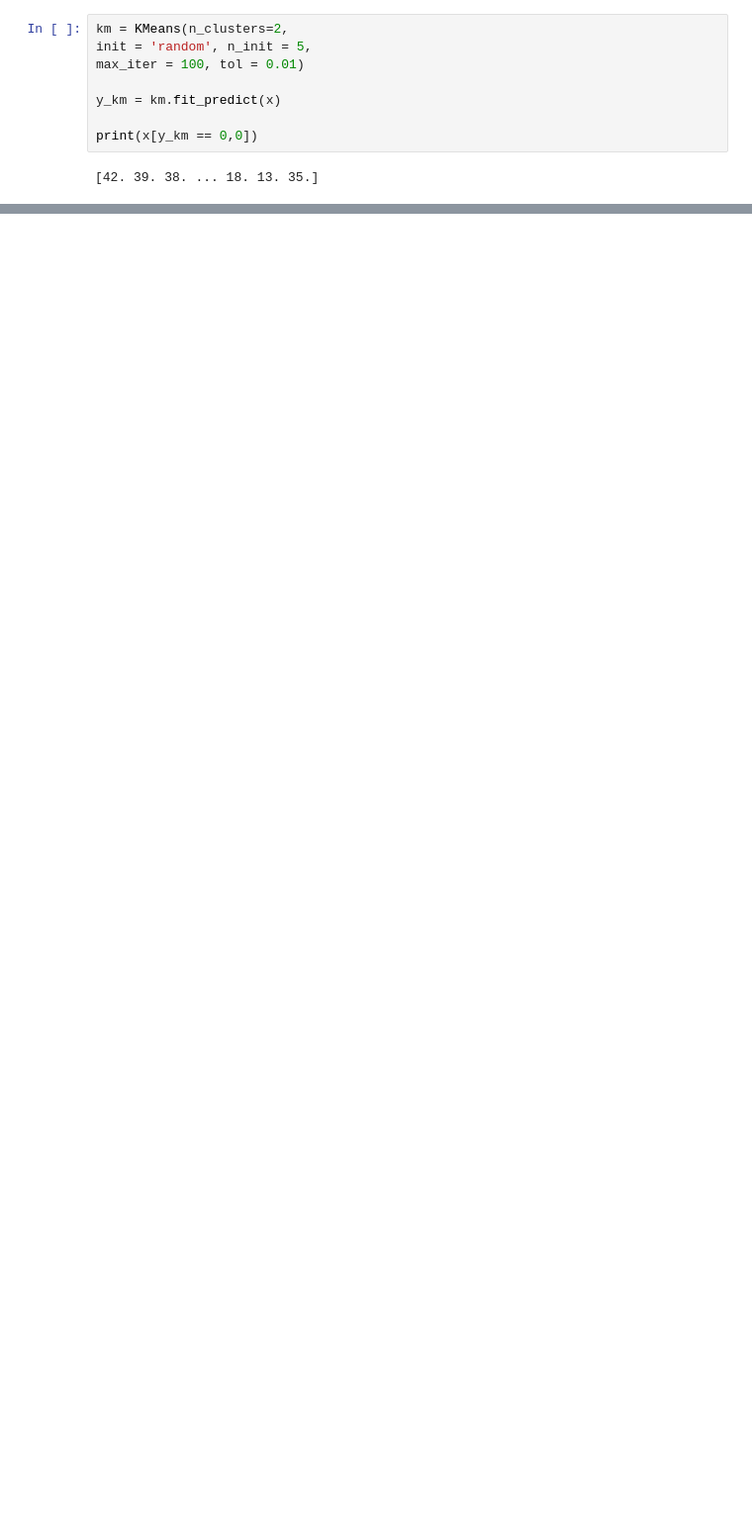
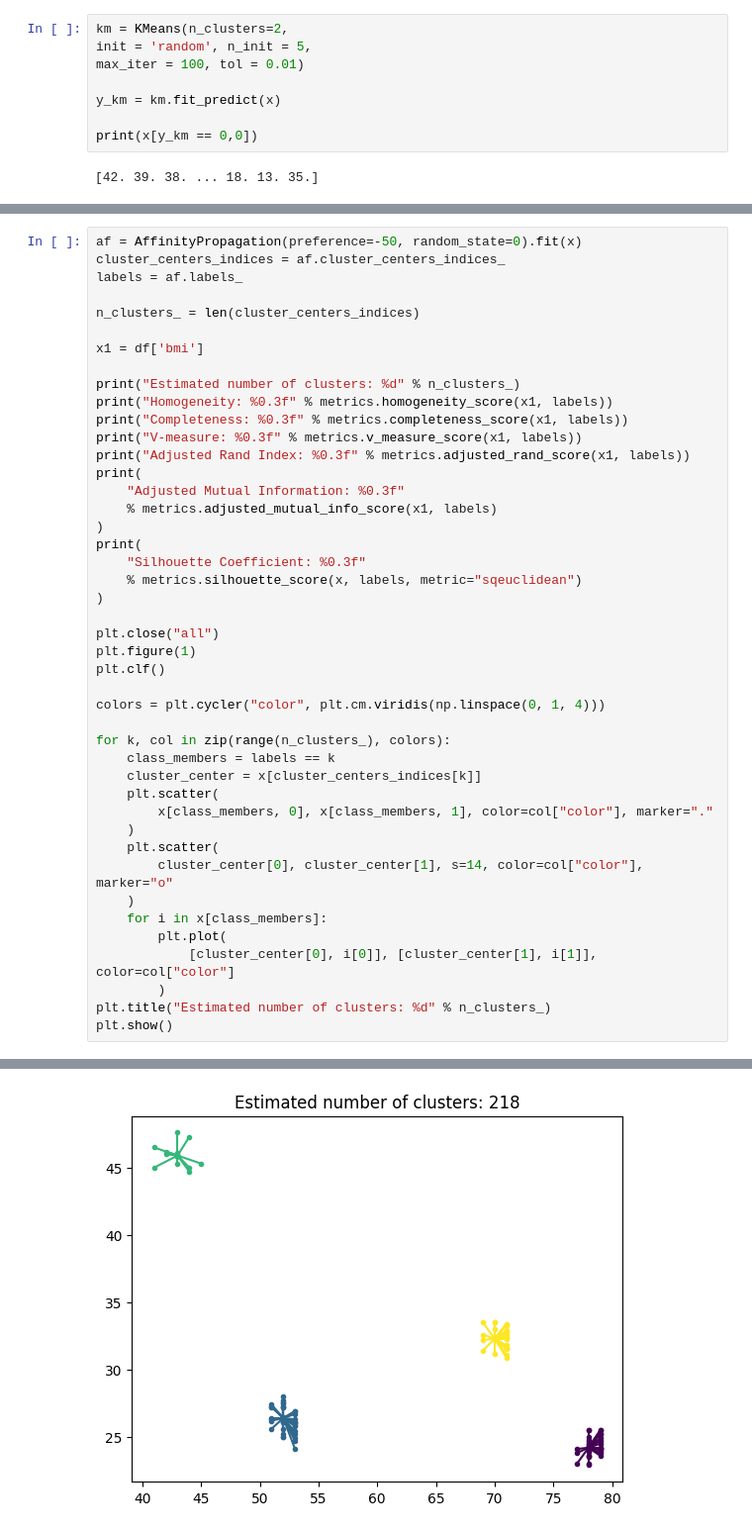
Before and after one commit to fl-sll/FODS-Quiz, a Jupyter notebook: Projects/DSFP.ipynb, the cells around one changed output, grey strips where cells are left out. Shown: that part at 99% size. Cells and saved outputs as stored; diff of their text form; blank space fills up the shorter version.

```diff
--- a/Projects/DSFP.ipynb
+++ b/Projects/DSFP.ipynb
@@ -174,0 +320,45 @@ plt.show()
+# %%
+af = AffinityPropagation(preference=-50, random_state=0).fit(x)
+cluster_centers_indices = af.cluster_centers_indices_
+labels = af.labels_
+
+n_clusters_ = len(cluster_centers_indices)
+
+x1 = df['bmi']
+
+print("Estimated number of clusters: %d" % n_clusters_)
+print("Homogeneity: %0.3f" % metrics.homogeneity_score(x1, labels))
+print("Completeness: %0.3f" % metrics.completeness_score(x1, labels))
+print("V-measure: %0.3f" % metrics.v_measure_score(x1, labels))
+print("Adjusted Rand Index: %0.3f" % metrics.adjusted_rand_score(x1, labels))
+print(
+    "Adjusted Mutual Information: %0.3f"
+    % metrics.adjusted_mutual_info_score(x1, labels)
+)
+print(
+    "Silhouette Coefficient: %0.3f"
+    % metrics.silhouette_score(x, labels, metric="sqeuclidean")
+)
+
+plt.close("all")
+plt.figure(1)
+plt.clf()
+
+colors = plt.cycler("color", plt.cm.viridis(np.linspace(0, 1, 4)))
+
+for k, col in zip(range(n_clusters_), colors):
+    class_members = labels == k
+    cluster_center = x[cluster_centers_indices[k]]
+    plt.scatter(
+        x[class_members, 0], x[class_members, 1], color=col["color"], marker="."
+    )
+    plt.scatter(
+        cluster_center[0], cluster_center[1], s=14, color=col["color"], marker="o"
+    )
+    for i in x[class_members]:
+        plt.plot(
+            [cluster_center[0], i[0]], [cluster_center[1], i[1]], color=col["color"]
+        )
+plt.title("Estimated number of clusters: %d" % n_clusters_)
+plt.show()
+# %% [output]
@@ -174,0 +372 @@ plt.show()
+[figure, added]
```
Also changed, not shown: parts of 14 cells of this notebook.
